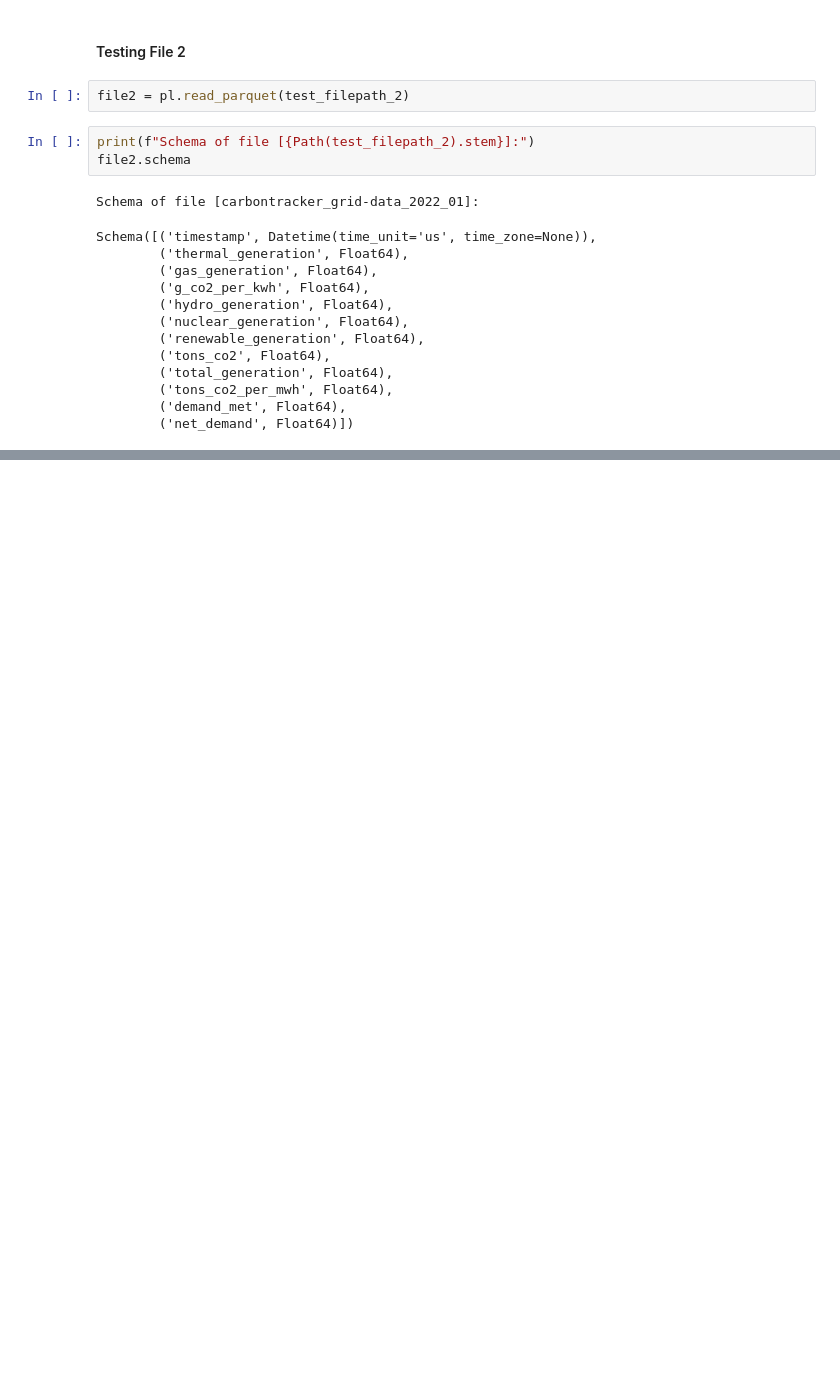
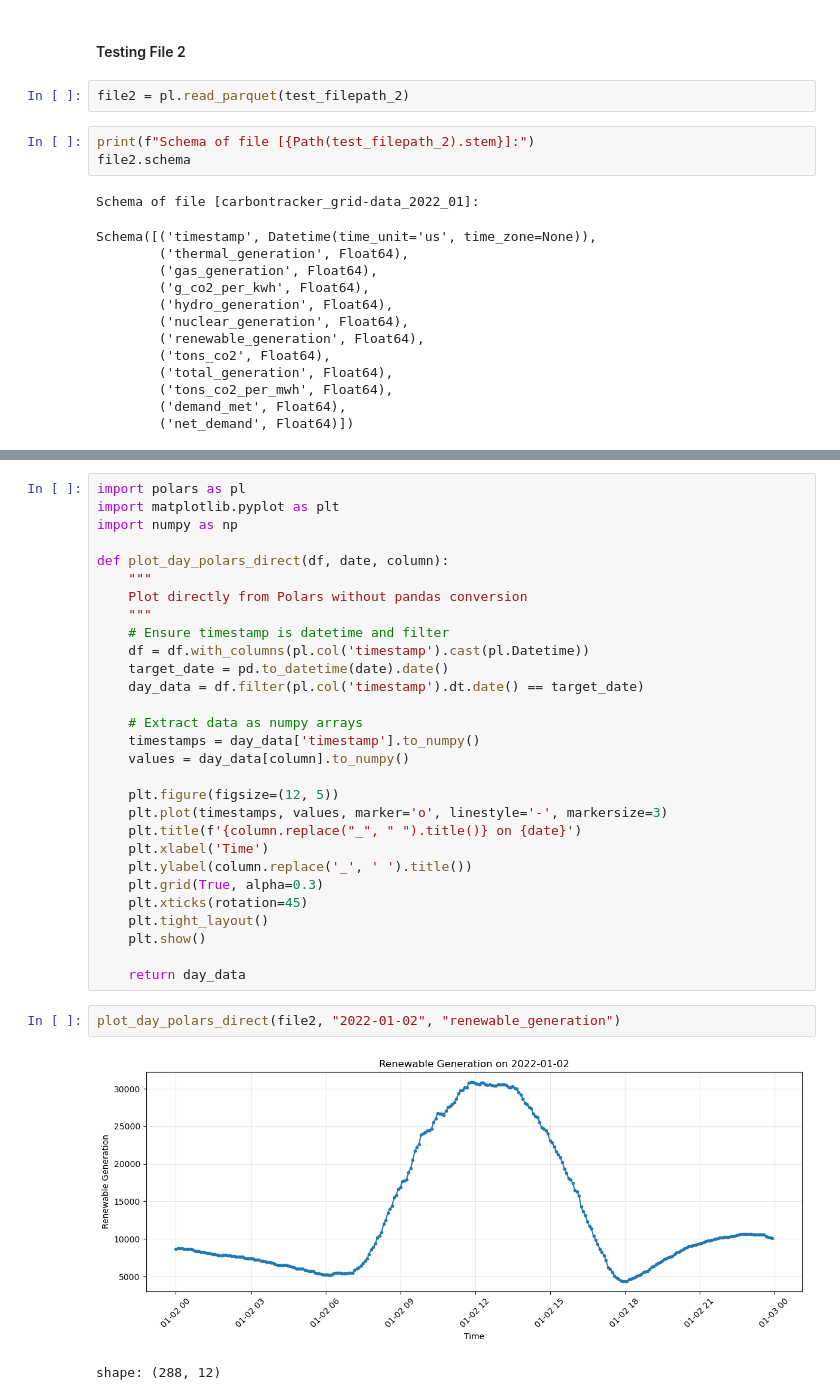
Before and after one commit to danielkaupa/open-source-marginal-emissions, a Jupyter notebook: notebooks/gdr_testing.ipynb, the cells around one changed output, grey strips where cells are left out. Cells and saved outputs as stored; diff of their text form; blank space fills up the shorter version.

```diff
--- a/notebooks/gdr_testing.ipynb
+++ b/notebooks/gdr_testing.ipynb
@@ -403,3 +403,37 @@ shape: (5, 12)
 | 2022-01-31 23:45:00 | 119819.0 | 3022.0 | 845.075349 | 8093.0 | 5041.0 | ... |
 | 2022-01-31 23:50:00 | 119258.0 | 3007.0 | 844.545107 | 8065.0 | 5033.0 | ... |
 | 2022-01-31 23:55:00 | 118799.5 | 3000.5 | 844.015797 | 8053.5 | 5036.0 | ... |
+# %%
+import polars as pl
+import matplotlib.pyplot as plt
+import numpy as np
+
+def plot_day_polars_direct(df, date, column):
+    """
+    Plot directly from Polars without pandas conversion
+    """
+    # Ensure timestamp is datetime and filter
+    df = df.with_columns(pl.col('timestamp').cast(pl.Datetime))
+    target_date = pd.to_datetime(date).date()
+    day_data = df.filter(pl.col('timestamp').dt.date() == target_date)
+
+    # Extract data as numpy arrays
+    timestamps = day_data['timestamp'].to_numpy()
+    values = day_data[column].to_numpy()
+
+    plt.figure(figsize=(12, 5))
+    plt.plot(timestamps, values, marker='o', linestyle='-', markersize=3)
+    plt.title(f'{column.replace("_", " ").title()} on {date}')
+    plt.xlabel('Time')
+    plt.ylabel(column.replace('_', ' ').title())
+    plt.grid(True, alpha=0.3)
+    plt.xticks(rotation=45)
+    plt.tight_layout()
+    plt.show()
+
+    return day_data
+# %%
+plot_day_polars_direct(file2, "2022-01-02", "renewable_generation")
+# %% [output]
+[figure, added]
+shape: (288, 12)
```
Also changed, not shown: parts of 2 cells of this notebook, 28 other files.
